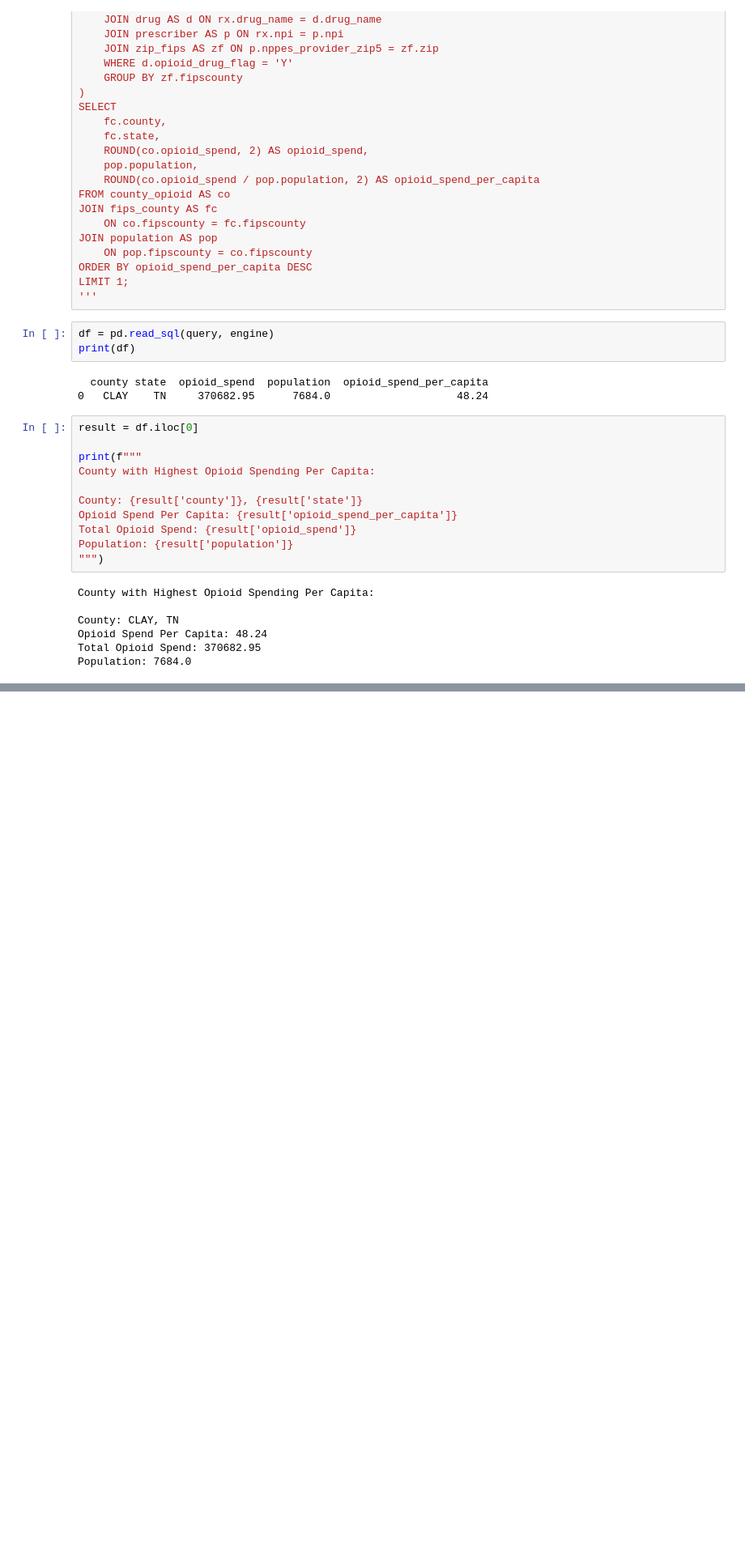
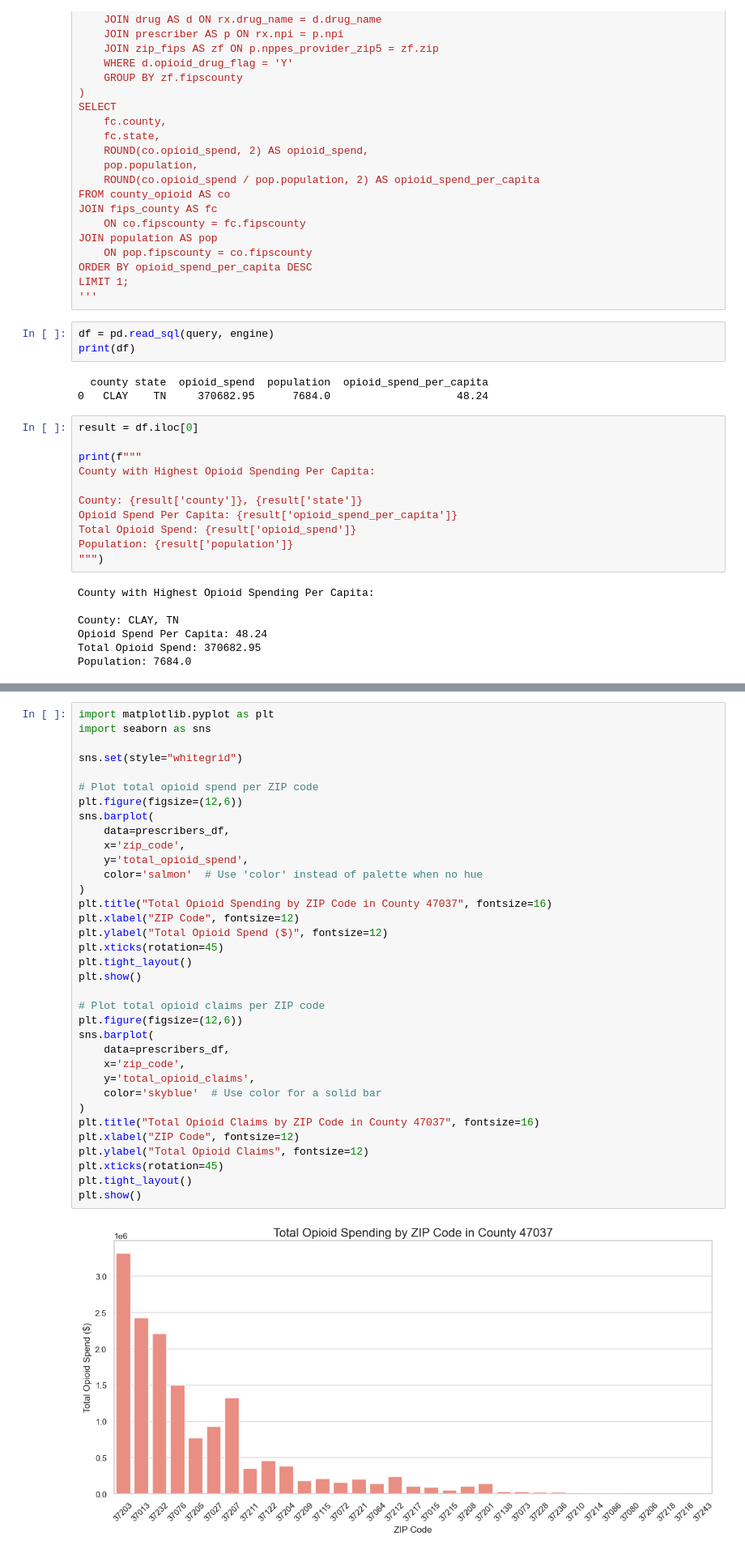
Before and after one commit to NewForce-Data-Cohort-12/prescriber-now-in-python-the-appalachian-undertakers, a Jupyter notebook: SQLgroupproject.ipynb, the cells around one changed output, grey strips where cells are left out. Shown at 81% size. Saved outputs shown, nothing was run; the diff lists cells and outputs as text; blank space fills up the shorter version.

```diff
--- a/SQLgroupproject.ipynb
+++ b/SQLgroupproject.ipynb
@@ -1272,0 +1368,37 @@ Population: 7684.0
+# %%
+import matplotlib.pyplot as plt
+import seaborn as sns
+
+sns.set(style="whitegrid")
+
+# Plot total opioid spend per ZIP code
+plt.figure(figsize=(12,6))
+sns.barplot(
+    data=prescribers_df,
+    x='zip_code',
+    y='total_opioid_spend',
+    color='salmon'  # Use 'color' instead of palette when no hue
+)
+plt.title("Total Opioid Spending by ZIP Code in County 47037", fontsize=16)
+plt.xlabel("ZIP Code", fontsize=12)
+plt.ylabel("Total Opioid Spend ($)", fontsize=12)
+plt.xticks(rotation=45)
+plt.tight_layout()
+plt.show()
+
+# Plot total opioid claims per ZIP code
+plt.figure(figsize=(12,6))
+sns.barplot(
+    data=prescribers_df,
+    x='zip_code',
+    y='total_opioid_claims',
+    color='skyblue'  # Use color for a solid bar
+)
+plt.title("Total Opioid Claims by ZIP Code in County 47037", fontsize=16)
+plt.xlabel("ZIP Code", fontsize=12)
+plt.ylabel("Total Opioid Claims", fontsize=12)
+plt.xticks(rotation=45)
+plt.tight_layout()
+plt.show()
+# %% [output]
+[figure, added]
```
Also changed, not shown: parts of 56 cells of this notebook.
